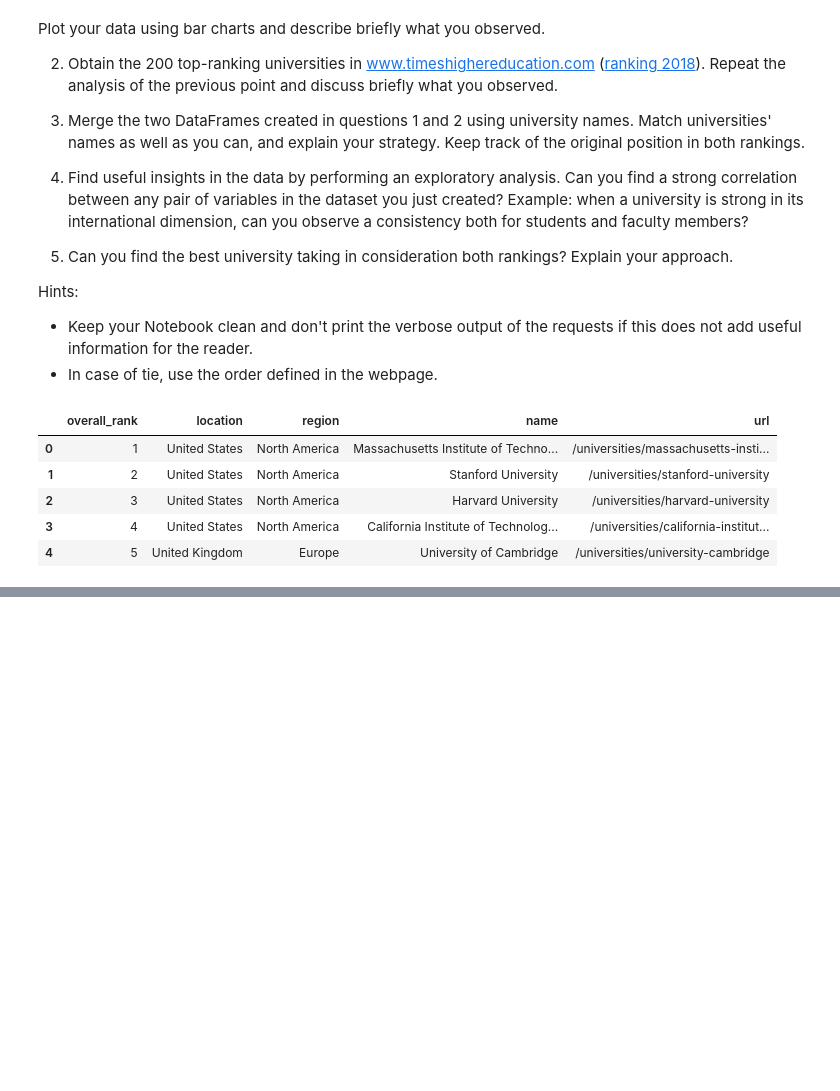
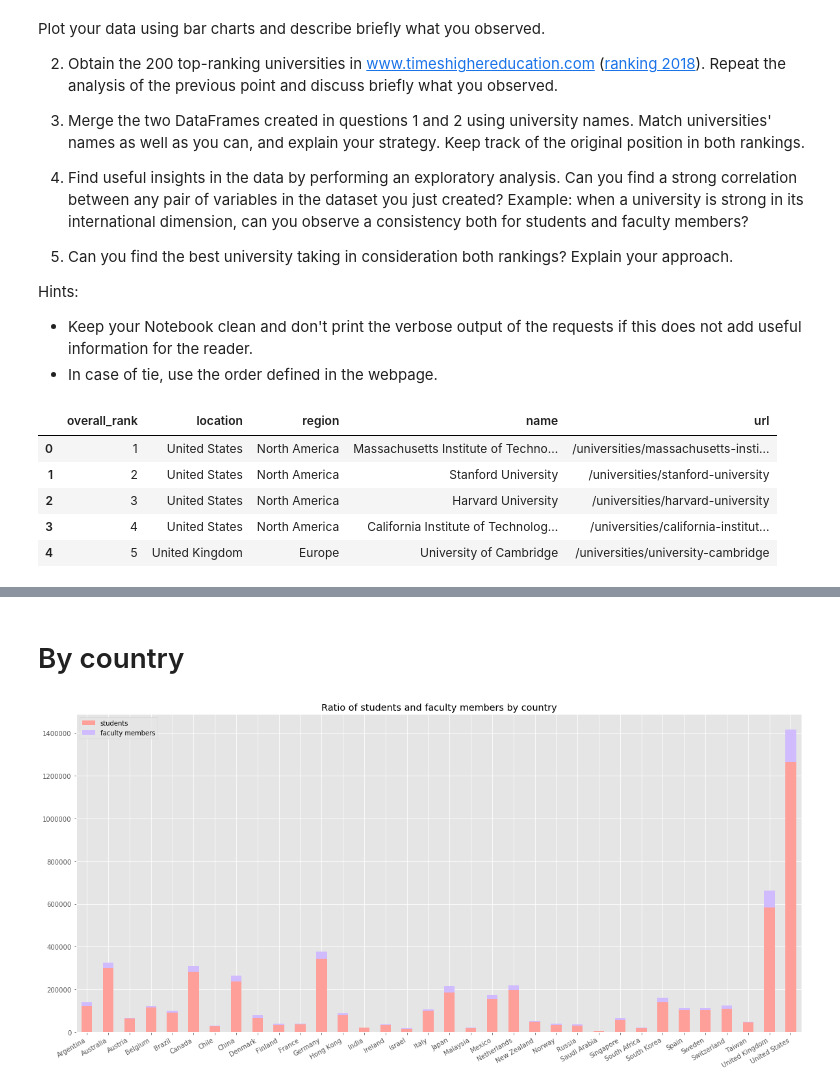
Before and after one commit to Timonzimm/CS-401, a Jupyter notebook: HW02/Homework 2.ipynb, the cells around one changed output, grey strips where cells are left out. Saved outputs shown, nothing was run; the diff lists cells and outputs as text; code cells hidden in the pictures; blank space fills up the shorter version.

Commit message:
added some plots and comments

```diff
--- a/HW02/Homework 2.ipynb
+++ b/HW02/Homework 2.ipynb
@@ -107,0 +115,19 @@ universities.head()
+# %%
+#defining colors for each type of plot
+colors_1 = ['#FF9F9A', '#D0BBFF']
+colors_2 = ['#92C6FF', '#97F0AA']
+plt.style.use('ggplot')
+# %% [markdown]
+# By country
+# %%
+ratio_country = universities.groupby(['location'])['students_total', 'faculty_total'].sum()
+ratio_country.index.name = None
+
+fig, axes = plt.subplots(1, 1, figsize=(20,10), sharey=True)
+ratio_country.plot.bar(stacked=True, color=colors_1, ax=axes)
+axes.set_title('Ratio of students and faculty members by country')
+axes.legend(labels=['students', 'faculty members'])
+fig.autofmt_xdate()
+plt.show()
+# %% [output]
+[figure, added]
```
Also changed, not shown: parts of 11 cells of this notebook.
